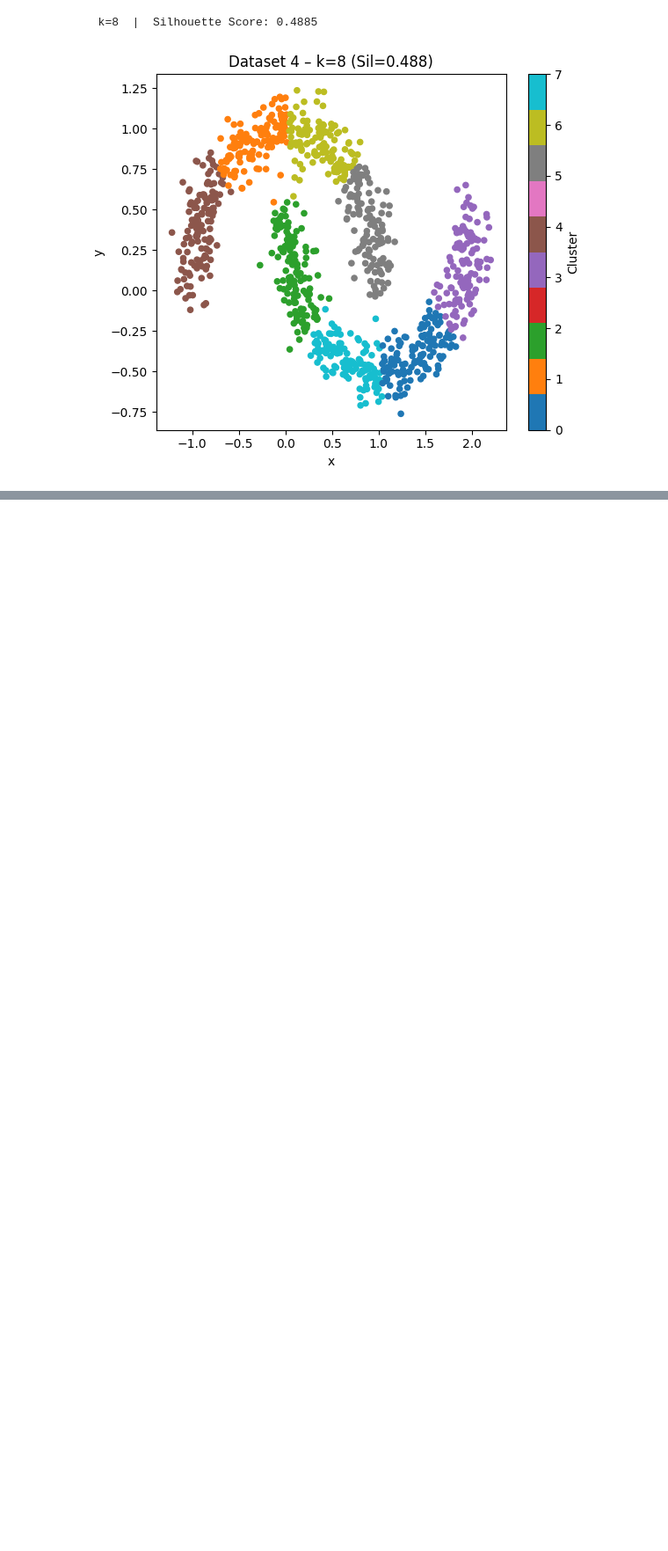
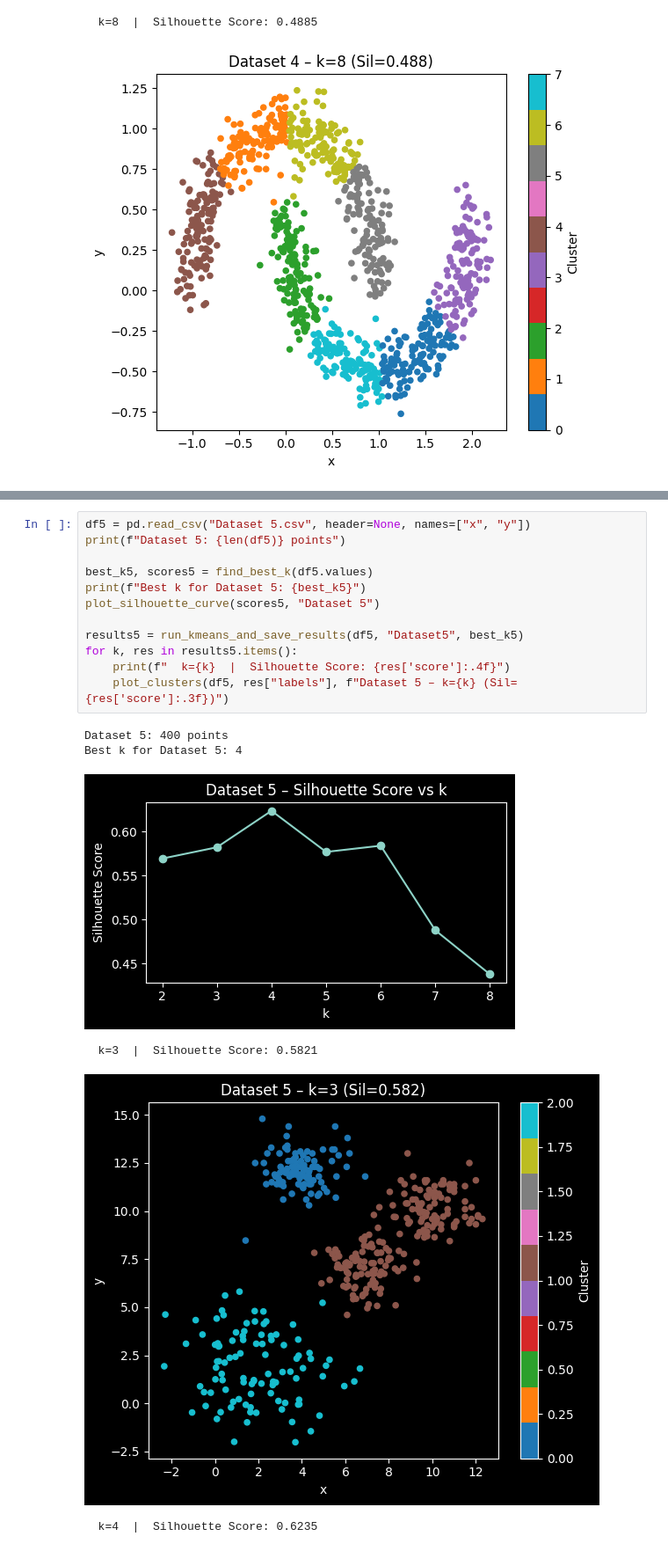
Before and after one commit to SpencerTSmith/MLF-Project3, a Jupyter notebook: project3_clustering.ipynb, the cells around one changed output, grey strips where cells are left out. Shown at 88% size. Cells and saved outputs as stored; diff of their text form; blank space fills up the shorter version.

Commit message:
Added Clustering for Datasets 5-7 (+3d plotting)

```diff
--- a/project3_clustering.ipynb
+++ b/project3_clustering.ipynb
@@ -202,0 +226,19 @@ Best k for Dataset 4: 7
+# %%
+df5 = pd.read_csv("Dataset 5.csv", header=None, names=["x", "y"])
+print(f"Dataset 5: {len(df5)} points")
+
+best_k5, scores5 = find_best_k(df5.values)
+print(f"Best k for Dataset 5: {best_k5}")
+plot_silhouette_curve(scores5, "Dataset 5")
+
+results5 = run_kmeans_and_save_results(df5, "Dataset5", best_k5)
+for k, res in results5.items():
+    print(f"  k={k}  |  Silhouette Score: {res['score']:.4f}")
+    plot_clusters(df5, res["labels"], f"Dataset 5 – k={k} (Sil={res['score']:.3f})")
+# %% [output]
+Dataset 5: 400 points
+Best k for Dataset 5: 4
+[figure, added]
+  k=3  |  Silhouette Score: 0.5821
+[figure, added]
+  k=4  |  Silhouette Score: 0.6235
```
Also changed, not shown: parts of 8 cells of this notebook, 22 other files.
